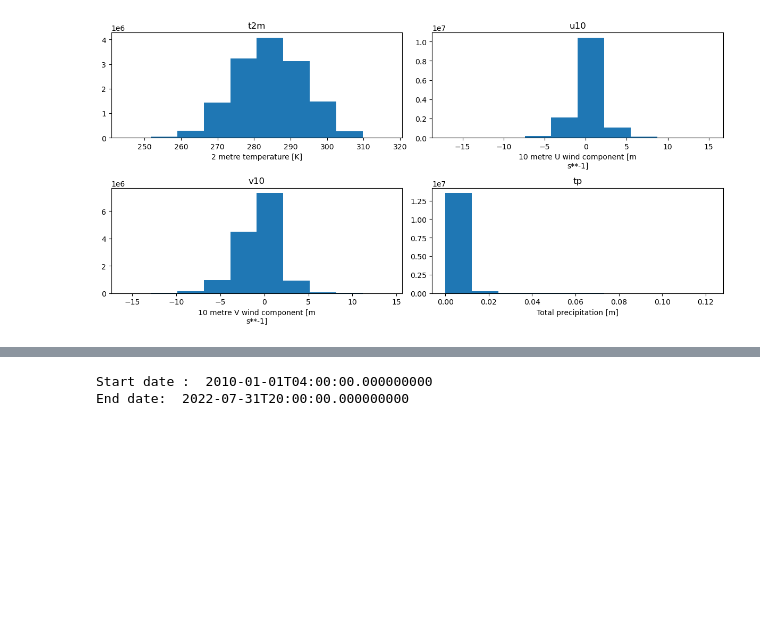
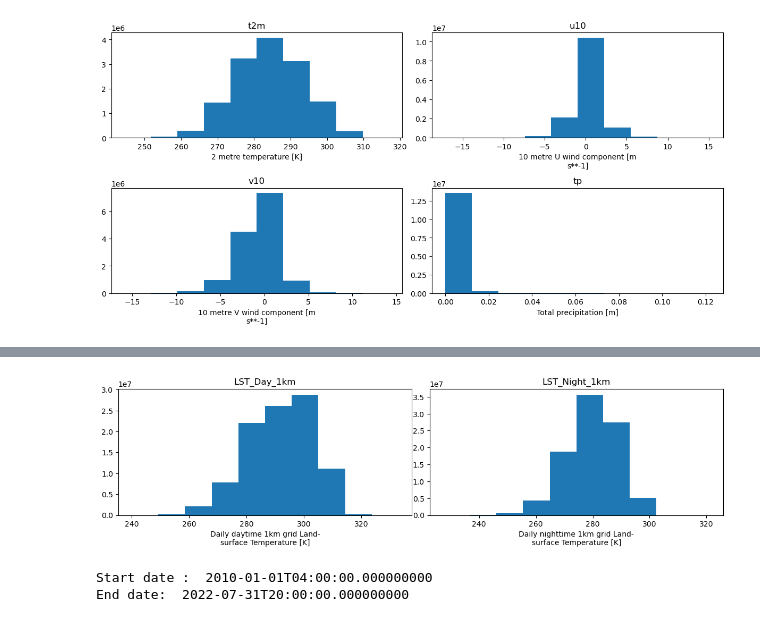
Before and after one commit to Sliders122/wildfire, a Jupyter notebook: src/Inspect_raw_data.ipynb, the cells around one changed output, grey strips where cells are left out. Cells and saved outputs as stored; diff of their text form; code cells hidden in the pictures; blank space fills up the shorter version.

```diff
--- a/src/Inspect_raw_data.ipynb
+++ b/src/Inspect_raw_data.ipynb
@@ -459,3 +585,19 @@ plt.show()
+# %%
+#PLot  the  variables
+plt.rcParams["figure.figsize"] = [12, 6]
+plt.rcParams["figure.autolayout"] = True
+
+plt.subplot(2,2,1)
+lst_day['LST_Day_1km'].plot()
+plt.title("LST_Day_1km")
+
+plt.subplot(2,2,2)
+lst_night['LST_Night_1km'].plot()
+plt.title("LST_Night_1km")
+
+plt.show()
+# %% [output]
+[figure, added]
 # %%
 # Print time range
 print_start_end_date(era)
```
Also changed, not shown: parts of 8 cells of this notebook.
